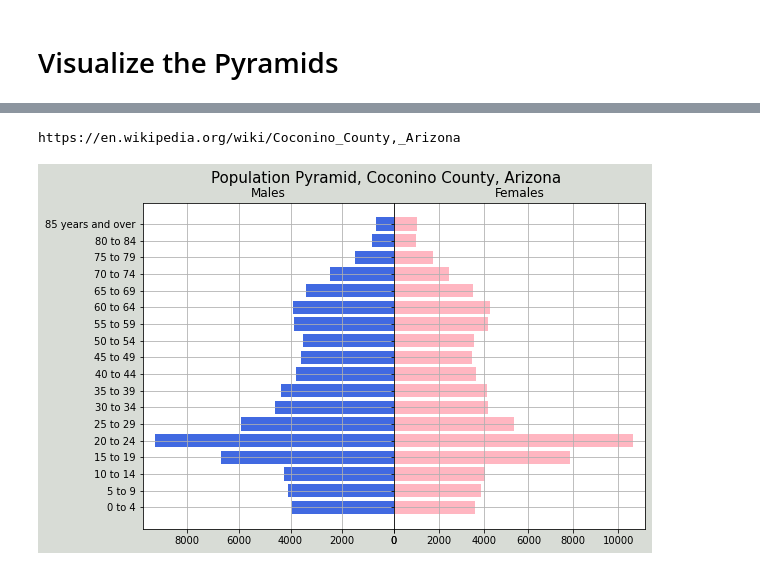
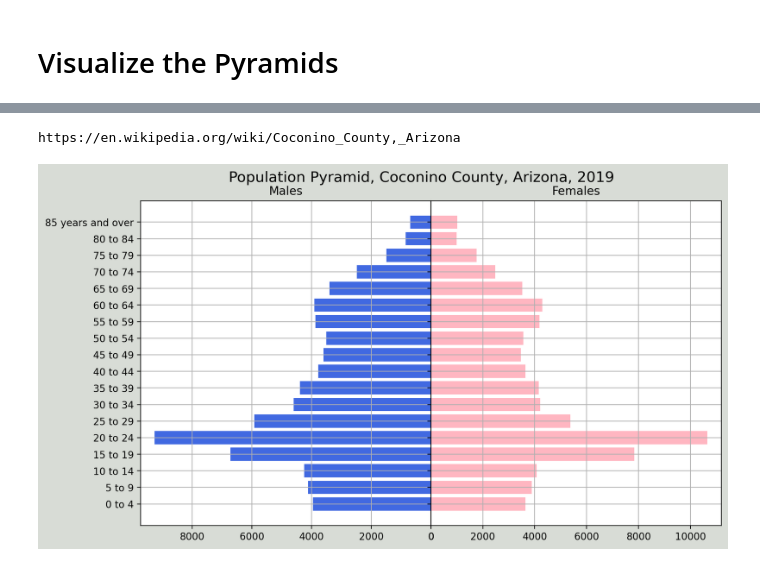
Before and after one commit to dbabbitt/StatsByCountry, a Jupyter notebook: lineplots/Age Population by US County.ipynb, the cells around one changed output, grey strips where cells are left out. Drawn from its saved outputs; the diff is of its cells as text; code cells hidden in the pictures.

```diff
--- a/lineplots/Age Population by US County.ipynb
+++ b/lineplots/Age Population by US County.ipynb
@@ -292,24 +195,25 @@ Pickling to C:\Users\daveb\OneDrive\Documents\GitHub\StatsByCountry\saves\pkl\co
 # %%
 
 # Add suffixed data fields to dictionary
-columns_list = ['POPESTIMATE', 'POPEST_MALE',
-                'POPEST_FEM', 'UNDER5_TOT', 'UNDER5_MALE', 'UNDER5_FEM', 'AGE513_TOT', 'AGE513_MALE', 'AGE513_FEM', 'AGE1417_TOT',
-                'AGE1417_MALE', 'AGE1417_FEM', 'AGE1824_TOT', 'AGE1824_MALE', 'AGE1824_FEM', 'AGE16PLUS_TOT',
-                'AGE16PLUS_MALE', 'AGE16PLUS_FEM', 'AGE18PLUS_TOT', 'AGE18PLUS_MALE', 'AGE18PLUS_FEM', 'AGE1544_TOT',
-                'AGE1544_MALE', 'AGE1544_FEM', 'AGE2544_TOT', 'AGE2544_MALE', 'AGE2544_FEM', 'AGE4564_TOT', 'AGE4564_MALE',
-                'AGE4564_FEM', 'AGE65PLUS_TOT', 'AGE65PLUS_MALE', 'AGE65PLUS_FEM', 'AGE04_TOT', 'AGE04_MALE', 'AGE04_FEM',
-                'AGE59_TOT', 'AGE59_MALE', 'AGE59_FEM', 'AGE1014_TOT', 'AGE1014_MALE', 'AGE1014_FEM', 'AGE1519_TOT',
-                'AGE1519_MALE', 'AGE1519_FEM', 'AGE2024_TOT', 'AGE2024_MALE', 'AGE2024_FEM', 'AGE2529_TOT', 'AGE2529_MALE',
-                'AGE2529_FEM', 'AGE3034_TOT', 'AGE3034_MALE', 'AGE3034_FEM', 'AGE3539_TOT', 'AGE3539_MALE', 'AGE3539_FEM',
-                'AGE4044_TOT', 'AGE4044_MALE', 'AGE4044_FEM', 'AGE4549_TOT', 'AGE4549_MALE', 'AGE4549_FEM', 'AGE5054_TOT',
-                'AGE5054_MALE', 'AGE5054_FEM', 'AGE5559_TOT', 'AGE5559_MALE', 'AGE5559_FEM', 'AGE6064_TOT', 'AGE6064_MALE',
-                'AGE6064_FEM', 'AGE6569_TOT', 'AGE6569_MALE', 'AGE6569_FEM', 'AGE7074_TOT', 'AGE7074_MALE', 'AGE7074_FEM',
-                'AGE7579_TOT', 'AGE7579_MALE', 'AGE7579_FEM', 'AGE8084_TOT', 'AGE8084_MALE', 'AGE8084_FEM', 'AGE85PLUS_TOT',
-                'AGE85PLUS_MALE', 'AGE85PLUS_FEM', 'MEDIAN_AGE_TOT', 'MEDIAN_AGE_MALE', 'MEDIAN_AGE_FEM']
-for year_number in range(1, 13):
-    year_description = year_variable_dict[year_number]
-    cns_list = year_description.split('/')[-1].upper().split(' ')
-    cns = cns_list[0] + ''.join([s[0] for s in cns_list[1:]])
-    for k in columns_list:
-        ssu.column_description_dict[k+'_'+cns] = ssu.column_description_dict[k] + ', ' + year_description
-s.store_objects(column_description_dict=ssu.column_description_dict)
+if 'POPESTIMATE_2010CP' not in ssu.column_description_dict:
+    columns_list = ['POPESTIMATE', 'POPEST_MALE',
+                    'POPEST_FEM', 'UNDER5_TOT', 'UNDER5_MALE', 'UNDER5_FEM', 'AGE513_TOT', 'AGE513_MALE', 'AGE513_FEM', 'AGE1417_TOT',
+                    'AGE1417_MALE', 'AGE1417_FEM', 'AGE1824_TOT', 'AGE1824_MALE', 'AGE1824_FEM', 'AGE16PLUS_TOT',
+                    'AGE16PLUS_MALE', 'AGE16PLUS_FEM', 'AGE18PLUS_TOT', 'AGE18PLUS_MALE', 'AGE18PLUS_FEM', 'AGE1544_TOT',
+                    'AGE1544_MALE', 'AGE1544_FEM', 'AGE2544_TOT', 'AGE2544_MALE', 'AGE2544_FEM', 'AGE4564_TOT', 'AGE4564_MALE',
+                    'AGE4564_FEM', 'AGE65PLUS_TOT', 'AGE65PLUS_MALE', 'AGE65PLUS_FEM', 'AGE04_TOT', 'AGE04_MALE', 'AGE04_FEM',
+                    'AGE59_TOT', 'AGE59_MALE', 'AGE59_FEM', 'AGE1014_TOT', 'AGE1014_MALE', 'AGE1014_FEM', 'AGE1519_TOT',
+                    'AGE1519_MALE', 'AGE1519_FEM', 'AGE2024_TOT', 'AGE2024_MALE', 'AGE2024_FEM', 'AGE2529_TOT', 'AGE2529_MALE',
+                    'AGE2529_FEM', 'AGE3034_TOT', 'AGE3034_MALE', 'AGE3034_FEM', 'AGE3539_TOT', 'AGE3539_MALE', 'AGE3539_FEM',
+                    'AGE4044_TOT', 'AGE4044_MALE', 'AGE4044_FEM', 'AGE4549_TOT', 'AGE4549_MALE', 'AGE4549_FEM', 'AGE5054_TOT',
+                    'AGE5054_MALE', 'AGE5054_FEM', 'AGE5559_TOT', 'AGE5559_MALE', 'AGE5559_FEM', 'AGE6064_TOT', 'AGE6064_MALE',
+                    'AGE6064_FEM', 'AGE6569_TOT', 'AGE6569_MALE', 'AGE6569_FEM', 'AGE7074_TOT', 'AGE7074_MALE', 'AGE7074_FEM',
+                    'AGE7579_TOT', 'AGE7579_MALE', 'AGE7579_FEM', 'AGE8084_TOT', 'AGE8084_MALE', 'AGE8084_FEM', 'AGE85PLUS_TOT',
+                    'AGE85PLUS_MALE', 'AGE85PLUS_FEM', 'MEDIAN_AGE_TOT', 'MEDIAN_AGE_MALE', 'MEDIAN_AGE_FEM']
+    for year_number in range(1, 13):
+        year_description = year_variable_dict[year_number]
+        cns_list = year_description.split('/')[-1].upper().split(' ')
+        cns = cns_list[0] + ''.join([s[0] for s in cns_list[1:]])
+        for k in columns_list:
+            ssu.column_description_dict[k+'_'+cns] = ssu.column_description_dict[k] + ', ' + year_description
+    s.store_objects(column_description_dict=ssu.column_description_dict)
@@ -1103,9 +1000,9 @@ https://en.wikipedia.org/wiki/Camas_County,_Idaho
 # %%
 
 mask_series = (counties_df.County_Name == 'Coconino County')
 df = counties_df[mask_series].sample(1)
 print(df.Wikipedia_URL.squeeze())
-show_population_pyramid(df)
+fig = scu.population_pyramid(df, show=True)
 # %% [output]
 https://en.wikipedia.org/wiki/Coconino_County,_Arizona
-[figure, old version]
+[figure, new version]
```
Also changed, not shown: parts of 44 cells of this notebook, 16 other files.
